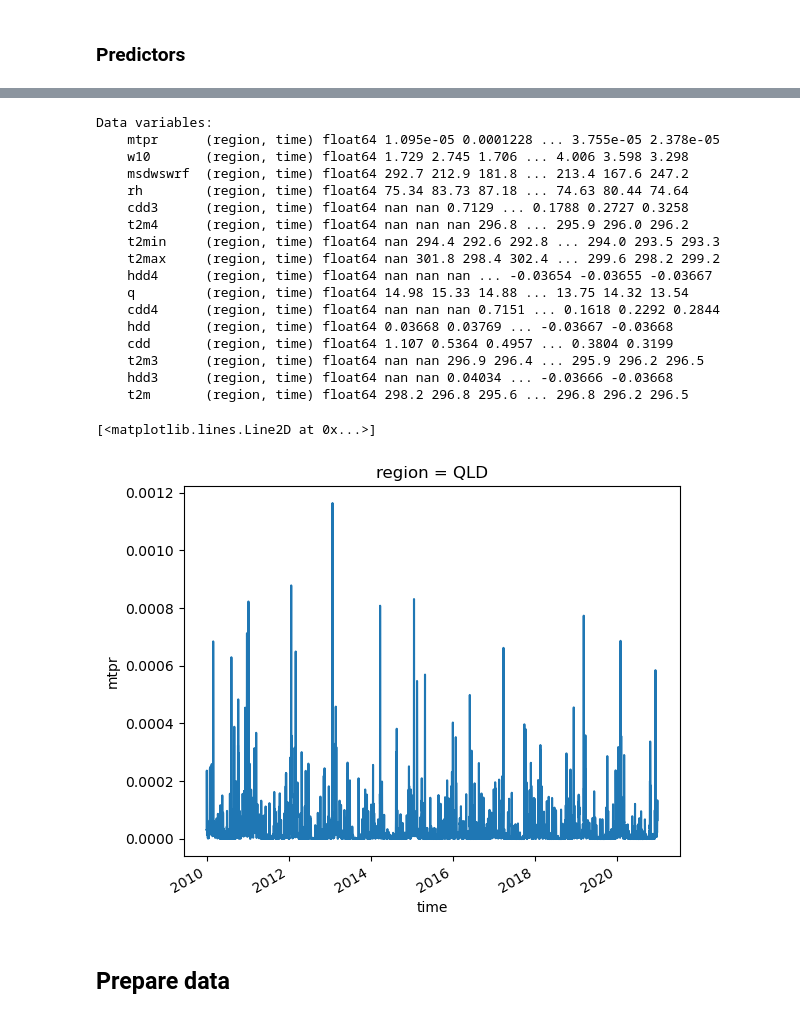
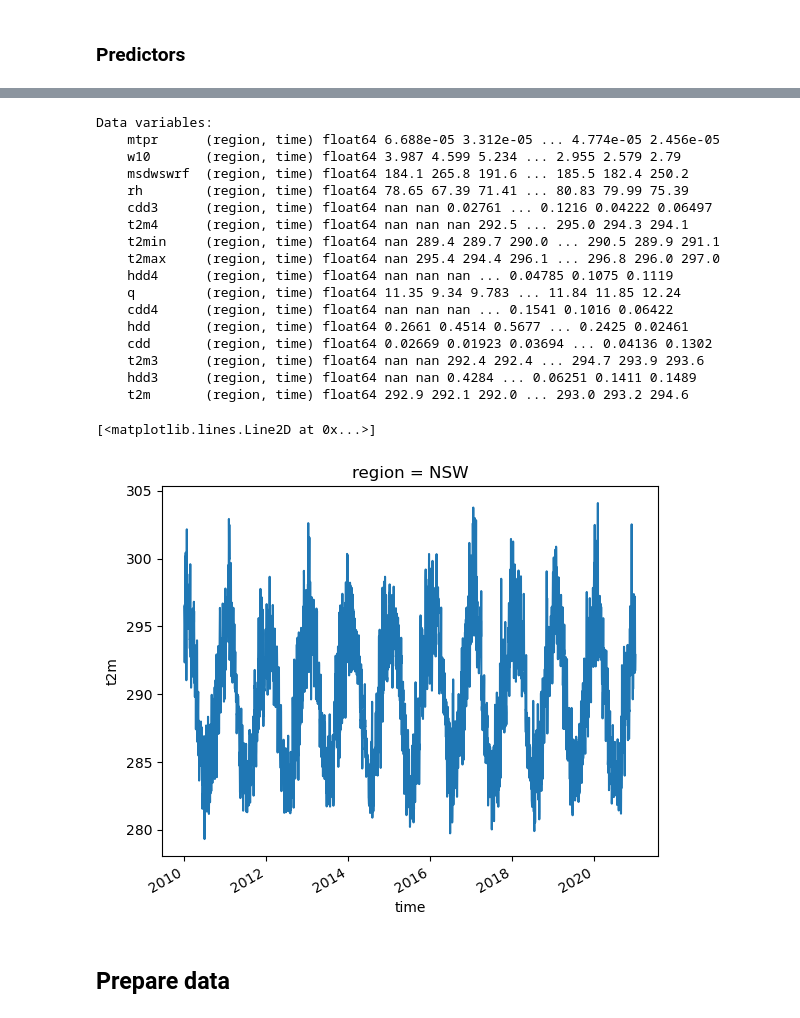
Before and after one commit to dougrichardson/demand_model, a Jupyter notebook: 14_ML_Aus.ipynb, the cells around one changed output, grey strips where cells are left out. Cells and saved outputs as stored; diff of their text form; code cells hidden in the pictures.

```diff
--- a/14_ML_Aus.ipynb
+++ b/14_ML_Aus.ipynb
@@ -38,7 +38,7 @@ import functions as fn
 # %%
 path = "/g/data/w42/dr6273/work/projects/Aus_energy/"
 # %%
-region = "QLD"
+region = "NSW"
 # %% [markdown]
 ### Demand
 # %%
@@ -125,27 +123,27 @@ pred_ds = pred_ds.sel(region=region).expand_dims({"region": [region]}).compute()
 pred_ds.data_vars
 # %% [output]
 Data variables:
-    mtpr      (region, time) float64 1.095e-05 0.0001228 ... 3.755e-05 2.378e-05
-    w10       (region, time) float64 1.729 2.745 1.706 ... 4.006 3.598 3.298
-    msdwswrf  (region, time) float64 292.7 212.9 181.8 ... 213.4 167.6 247.2
-    rh        (region, time) float64 75.34 83.73 87.18 ... 74.63 80.44 74.64
-    cdd3      (region, time) float64 nan nan 0.7129 ... 0.1788 0.2727 0.3258
-    t2m4      (region, time) float64 nan nan nan 296.8 ... 295.9 296.0 296.2
-    t2min     (region, time) float64 nan 294.4 292.6 292.8 ... 294.0 293.5 293.3
-    t2max     (region, time) float64 nan 301.8 298.4 302.4 ... 299.6 298.2 299.2
-    hdd4      (region, time) float64 nan nan nan ... -0.03654 -0.03655 -0.03667
-    q         (region, time) float64 14.98 15.33 14.88 ... 13.75 14.32 13.54
-    cdd4      (region, time) float64 nan nan nan 0.7151 ... 0.1618 0.2292 0.2844
-    hdd       (region, time) float64 0.03668 0.03769 ... -0.03667 -0.03668
-    cdd       (region, time) float64 1.107 0.5364 0.4957 ... 0.3804 0.3199
-    t2m3      (region, time) float64 nan nan 296.9 296.4 ... 295.9 296.2 296.5
-    hdd3      (region, time) float64 nan nan 0.04034 ... -0.03666 -0.03668
-    t2m       (region, time) float64 298.2 296.8 295.6 ... 296.8 296.2 296.5
+    mtpr      (region, time) float64 6.688e-05 3.312e-05 ... 4.774e-05 2.456e-05
+    w10       (region, time) float64 3.987 4.599 5.234 ... 2.955 2.579 2.79
+    msdwswrf  (region, time) float64 184.1 265.8 191.6 ... 185.5 182.4 250.2
+    rh        (region, time) float64 78.65 67.39 71.41 ... 80.83 79.99 75.39
+    cdd3      (region, time) float64 nan nan 0.02761 ... 0.1216 0.04222 0.06497
+    t2m4      (region, time) float64 nan nan nan 292.5 ... 295.0 294.3 294.1
+    t2min     (region, time) float64 nan 289.4 289.7 290.0 ... 290.5 289.9 291.1
+    t2max     (region, time) float64 nan 295.4 294.4 296.1 ... 296.8 296.0 297.0
+    hdd4      (region, time) float64 nan nan nan ... 0.04785 0.1075 0.1119
+    q         (region, time) float64 11.35 9.34 9.783 ... 11.84 11.85 12.24
+    cdd4      (region, time) float64 nan nan nan ... 0.1541 0.1016 0.06422
+    hdd       (region, time) float64 0.2661 0.4514 0.5677 ... 0.2425 0.02461
+    cdd       (region, time) float64 0.02669 0.01923 0.03694 ... 0.04136 0.1302
+    t2m3      (region, time) float64 nan nan 292.4 292.4 ... 294.7 293.9 293.6
+    hdd3      (region, time) float64 nan nan 0.4284 ... 0.06251 0.1411 0.1489
+    t2m       (region, time) float64 292.9 292.1 292.0 ... 293.0 293.2 294.6
 # %%
-pred_ds.mtpr.sel(time=slice("2010", "2020")).plot()
+pred_ds.t2m.sel(time=slice("2010", "2020")).plot()
 # %% [output]
 [<matplotlib.lines.Line2D at 0x...>]
-[figure, old version]
+[figure, new version]
 # %% [markdown]
 ## Prepare data
 # %%
```
Also changed, not shown: parts of 17 cells of this notebook.
